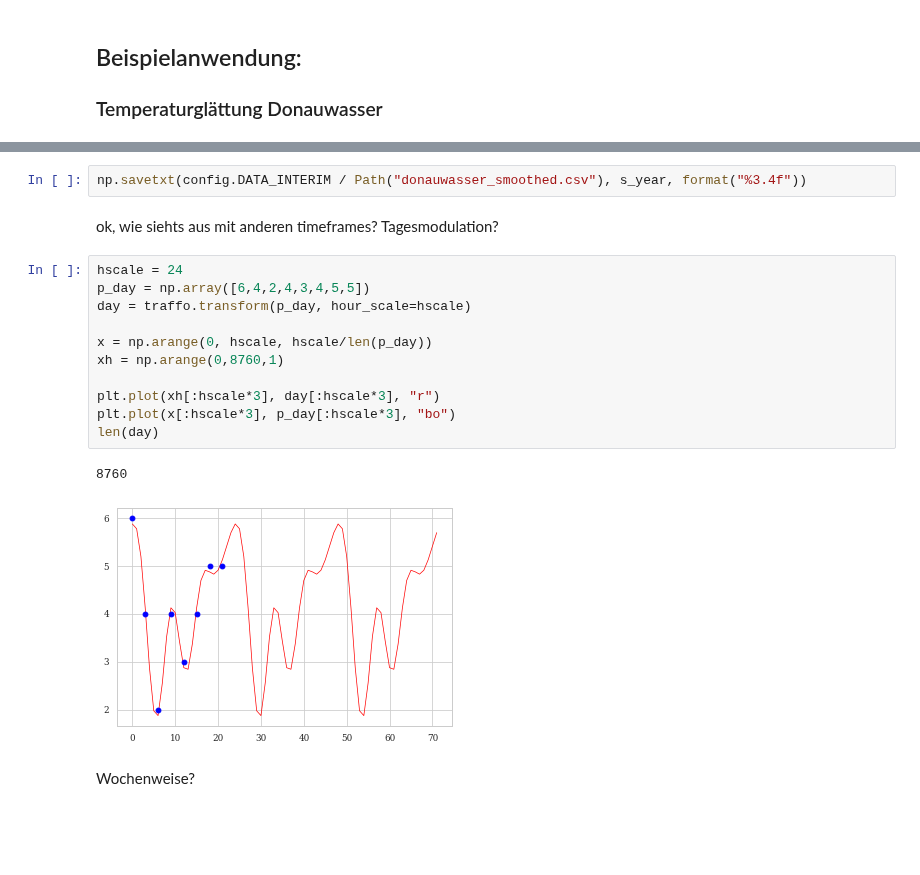
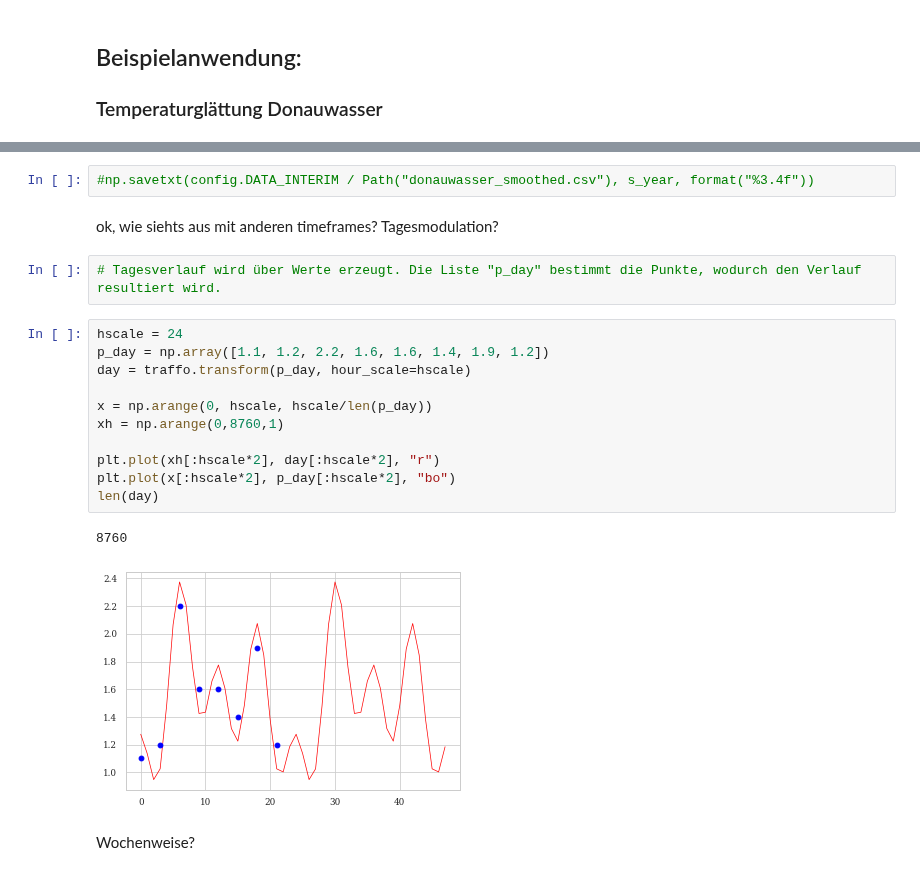
Before and after one commit to simonschaluppe/FLUCCOplus, a Jupyter notebook: notebooks/4.3.0_Transformation.ipynb, the cells around one changed output, grey strips where cells are left out. Cells and saved outputs as stored; diff of their text form; blank space fills up the shorter version.

```diff
--- a/notebooks/4.3.0_Transformation.ipynb
+++ b/notebooks/4.3.0_Transformation.ipynb
@@ -51,21 +54,23 @@ plot(s_year, p)
 # %%
-np.savetxt(config.DATA_INTERIM / Path("donauwasser_smoothed.csv"), s_year, format("%3.4f"))
+#np.savetxt(config.DATA_INTERIM / Path("donauwasser_smoothed.csv"), s_year, format("%3.4f"))
 # %% [markdown]
 ok, wie siehts aus mit anderen timeframes? Tagesmodulation?
+# %%
+# Tagesverlauf wird über Werte erzeugt. Die Liste "p_day" bestimmt die Punkte, wodurch den Verlauf resultiert wird.
 # %%
 hscale = 24
-p_day = np.array([6,4,2,4,3,4,5,5])
+p_day = np.array([1.1, 1.2, 2.2, 1.6, 1.6, 1.4, 1.9, 1.2])
 day = traffo.transform(p_day, hour_scale=hscale)
 
 x = np.arange(0, hscale, hscale/len(p_day))
 xh = np.arange(0,8760,1)
 
-plt.plot(xh[:hscale*3], day[:hscale*3], "r")
-plt.plot(x[:hscale*3], p_day[:hscale*3], "bo")
+plt.plot(xh[:hscale*2], day[:hscale*2], "r")
+plt.plot(x[:hscale*2], p_day[:hscale*2], "bo")
 len(day)
 # %% [output]
 8760
-[figure, old version]
+[figure, new version]
 # %% [markdown]
 Wochenweise?
 # %%
```
Also changed, not shown: parts of 10 cells of this notebook, 4 other files.
